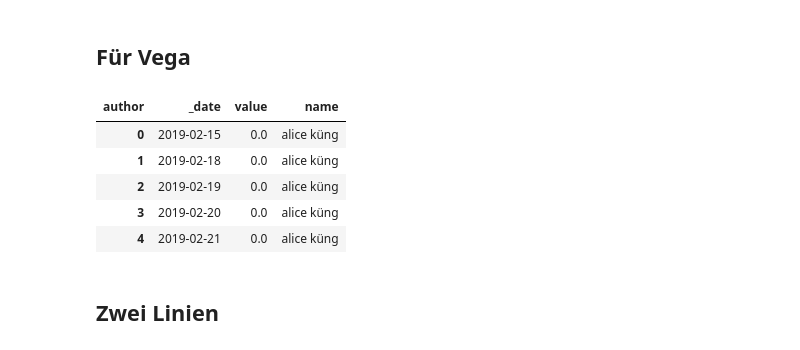
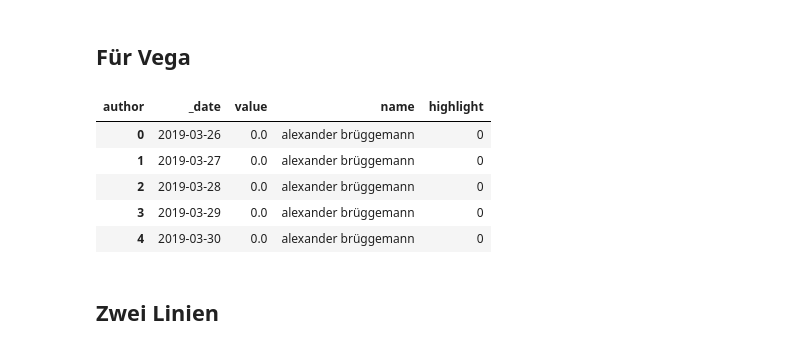
Before and after one commit to simonhuwiler/kathch, a Jupyter notebook: src/3_analyse.ipynb, the cells around one changed output. Cells and saved outputs as stored; diff of their text form; code cells hidden in the pictures.

```diff
--- a/src/3_analyse.ipynb
+++ b/src/3_analyse.ipynb
@@ -92,7 +92,7 @@ df_data['author'] = df_data['author'].apply(abb2name)
 df_data['author'] = df_data['author'].fillna('unknown')
 
 df_top = df_data.groupby(df_data.author.str.lower()).agg({'id': 'count'}).sort_values('id', ascending=False)
-df_top = df_top[df_top['id'] >= 40]
+df_top = df_top[df_top['id'] >= 30]
 df_top['top'] = True
 # %%
 df_data = df.copy()
@@ -174,30 +174,35 @@ df_data = df_data.fillna(0)
 # Add Rolling AVG
 df_data = df_data.apply(lambda col: col.rolling(30).sum(), axis = 0)
 
+df_data = df_data[df_data.index >= '2019-03-26']
+
 df_data = df_data.fillna(0)
-
 
 #df_data.head()
 dfs = []
+df_rauch = None
 for column in df_data.columns:
     df_tmp = df_data[[column]].copy().reset_index()
-    df_tmp.rename(columns={column: 'value', '_date': 'date'}, inplace=True)
+    df_tmp.rename(columns={column: 'value', '_date': '_date'}, inplace=True)
     df_tmp['name'] = column
     df_tmp['highlight'] = 1 if column == 'raphael rauch' else 0
-    dfs.append(df_tmp)
+    if column == 'raphael rauch':
+        df_rauch = df_tmp
+    else:
+        dfs.append(df_tmp)
 
-df_data = pd.concat(dfs)
+df_data = pd.concat(dfs + [ df_rauch ])
 
 df_data.to_clipboard(sep=',', index=False)
-# %%
-dfs[0].head()
-# %% [output]
-| author | _date | value | name |
-| 0 | 2019-02-15 | 0.0 | alice küng |
-| 1 | 2019-02-18 | 0.0 | alice küng |
-| 2 | 2019-02-19 | 0.0 | alice küng |
-| 3 | 2019-02-20 | 0.0 | alice küng |
-| 4 | 2019-02-21 | 0.0 | alice küng |
+# %%
+df_data.head()
+# %% [output]
+| author | _date | value | name | highlight |
+| 0 | 2019-03-26 | 0.0 | alexander brüggemann | 0 |
+| 1 | 2019-03-27 | 0.0 | alexander brüggemann | 0 |
+| 2 | 2019-03-28 | 0.0 | alexander brüggemann | 0 |
+| 3 | 2019-03-29 | 0.0 | alexander brüggemann | 0 |
+| 4 | 2019-03-30 | 0.0 | alexander brüggemann | 0 |
 # %%
 
 colors = []
```
